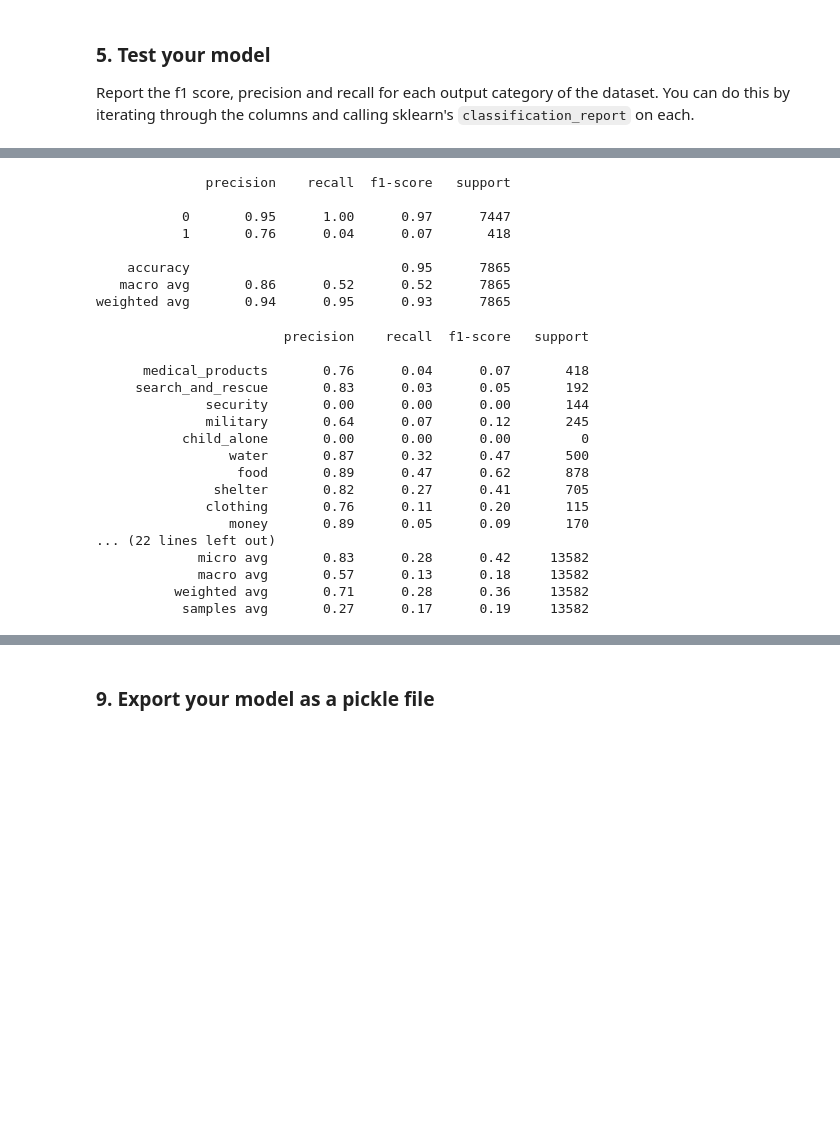
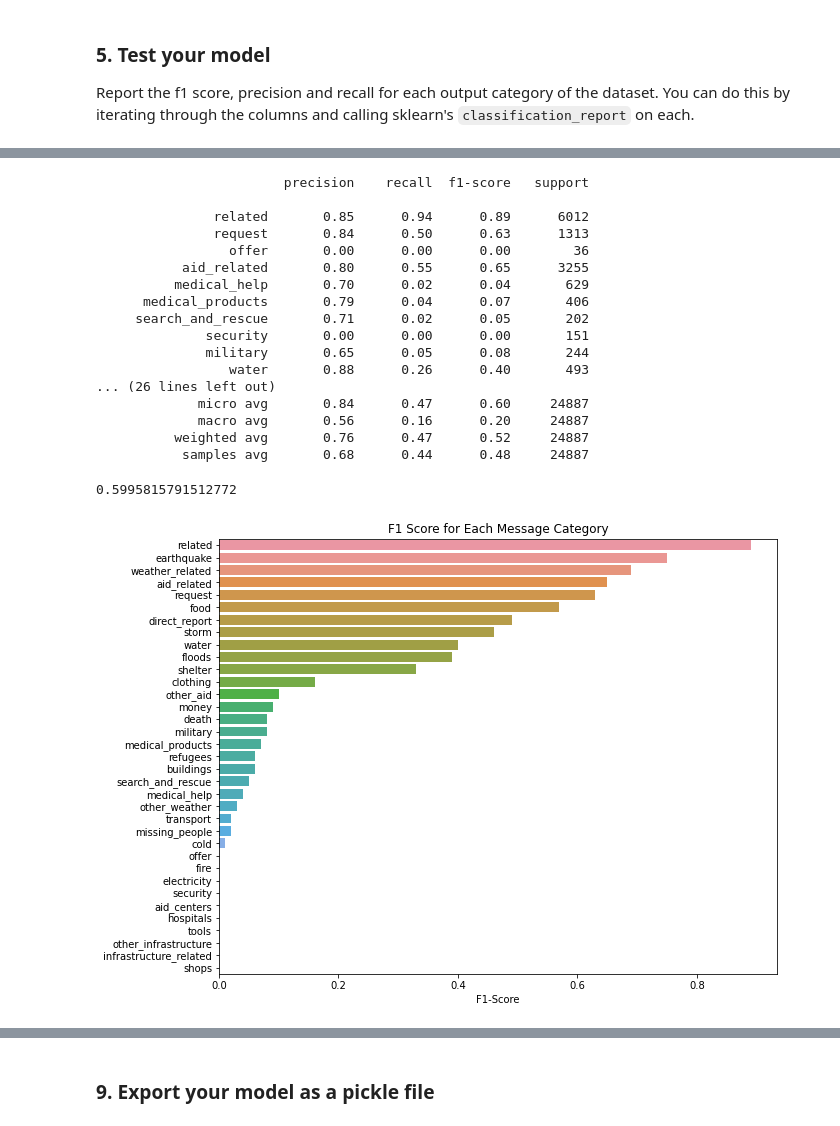
Before and after one commit to smit5490/disaster-response-pipeline, a Jupyter notebook: notebooks/ML Pipeline Preparation.ipynb, the cells around one changed output, grey strips where cells are left out. Saved outputs shown, nothing was run; the diff lists cells and outputs as text; code cells hidden in the pictures; blank space fills up the shorter version.

```diff
--- a/notebooks/ML Pipeline Preparation.ipynb
+++ b/notebooks/ML Pipeline Preparation.ipynb
@@ -92,2 +81,2 @@ Index(['medical_products', 'search_and_rescue', 'security', 'military',
 # %%
-X_train, X_test, y_train, y_test = train_test_split(X, Y, test_size = 0.3, random_state = 42, stratify = Y)
+X_train, X_test, Y_train, Y_test = train_test_split(X, Y, test_size = 0.3, random_state = 42)
@@ -98,5 +83,7 @@ model = pipeline.fit(X_train, y_train)
+# %%
+basic_model = basic_pipeline.fit(X_train, Y_train)
 # %% [markdown]
 ### 5. Test your model
 Report the f1 score, precision and recall for each output category of the dataset. You can do this by iterating through the columns and calling sklearn's `classification_report` on each.
 # %%
-predictions = model.predict(X_test)
+basic_preds = basic_model.predict(X_test)
@@ -113,31 +90,40 @@ report = classification_report(y_test["medical_products"], predictions[:,0])
-# %%
-print(report)
-# %% [output]
-              precision    recall  f1-score   support
-
-           0       0.95      1.00      0.97      7447
-           1       0.76      0.04      0.07       418
-
-    accuracy                           0.95      7865
-   macro avg       0.86      0.52      0.52      7865
-weighted avg       0.94      0.95      0.93      7865
 # %%
-print(classification_report(y_test, predictions, target_names = y_test.columns))
+print(classification_report(Y_test, basic_preds, target_names = Y_test.columns))
 # %% [output]
                         precision    recall  f1-score   support
 
-      medical_products       0.76      0.04      0.07       418
-     search_and_rescue       0.83      0.03      0.05       192
-              security       0.00      0.00      0.00       144
-              military       0.64      0.07      0.12       245
-           child_alone       0.00      0.00      0.00         0
-                 water       0.87      0.32      0.47       500
-                  food       0.89      0.47      0.62       878
-               shelter       0.82      0.27      0.41       705
-              clothing       0.76      0.11      0.20       115
-                 money       0.89      0.05      0.09       170
-... (22 lines left out)
-             micro avg       0.83      0.28      0.42     13582
-             macro avg       0.57      0.13      0.18     13582
-          weighted avg       0.71      0.28      0.36     13582
-           samples avg       0.27      0.17      0.19     13582
+               related       0.85      0.94      0.89      6012
+               request       0.84      0.50      0.63      1313
+                 offer       0.00      0.00      0.00        36
+           aid_related       0.80      0.55      0.65      3255
+          medical_help       0.70      0.02      0.04       629
+      medical_products       0.79      0.04      0.07       406
+     search_and_rescue       0.71      0.02      0.05       202
+              security       0.00      0.00      0.00       151
+              military       0.65      0.05      0.08       244
+                 water       0.88      0.26      0.40       493
+... (26 lines left out)
+             micro avg       0.84      0.47      0.60     24887
+             macro avg       0.56      0.16      0.20     24887
+          weighted avg       0.76      0.47      0.52     24887
+           samples avg       0.68      0.44      0.48     24887
+# %%
+f1_score(Y_test, basic_preds, pos_label=1, average = "micro")
+# %% [output]
+0.5995815791512772
+# %%
+category_names = Y_test.columns
+f1_scores = []
+for i in range(0,len(category_names)):
+    f1_scores.append(round(f1_score(Y_test.iloc[:,i], basic_preds[:,i], pos_label=1), 2))
+f1_scores = pd.Series(f1_scores, index=category_names)
+# %%
+fig, ax = plt.subplots(figsize=(10, 8))
+sns.barplot(x=f1_scores.values,
+            y=f1_scores.index,
+            order=f1_scores.sort_values(ascending=False).index,
+            ax = ax)
+ax.set_title("F1 Score for Each Message Category")
+ax.set_xlabel("F1-Score");
+# %% [output]
+[figure, added]
```
Also changed, not shown: parts of 41 cells of this notebook, 3 other files.
